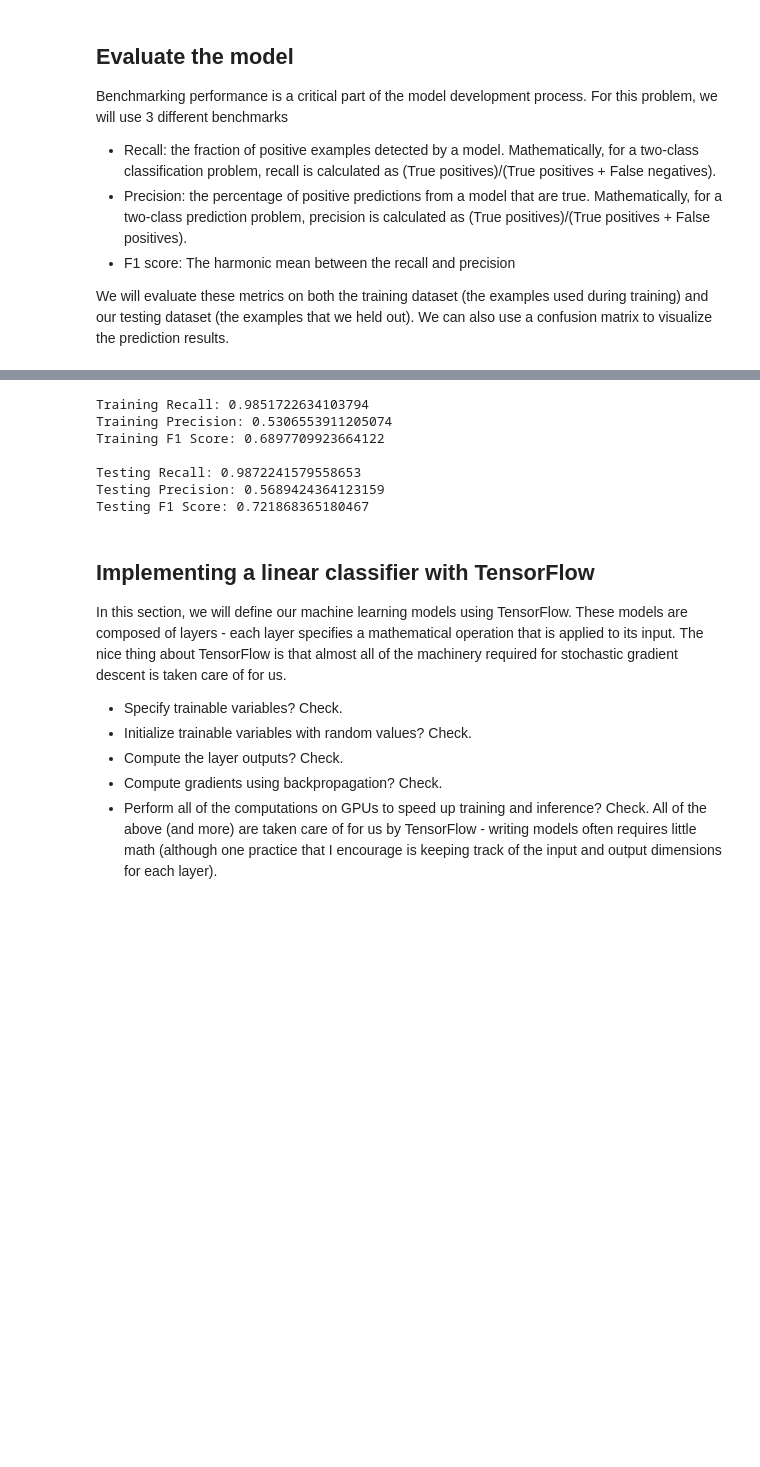
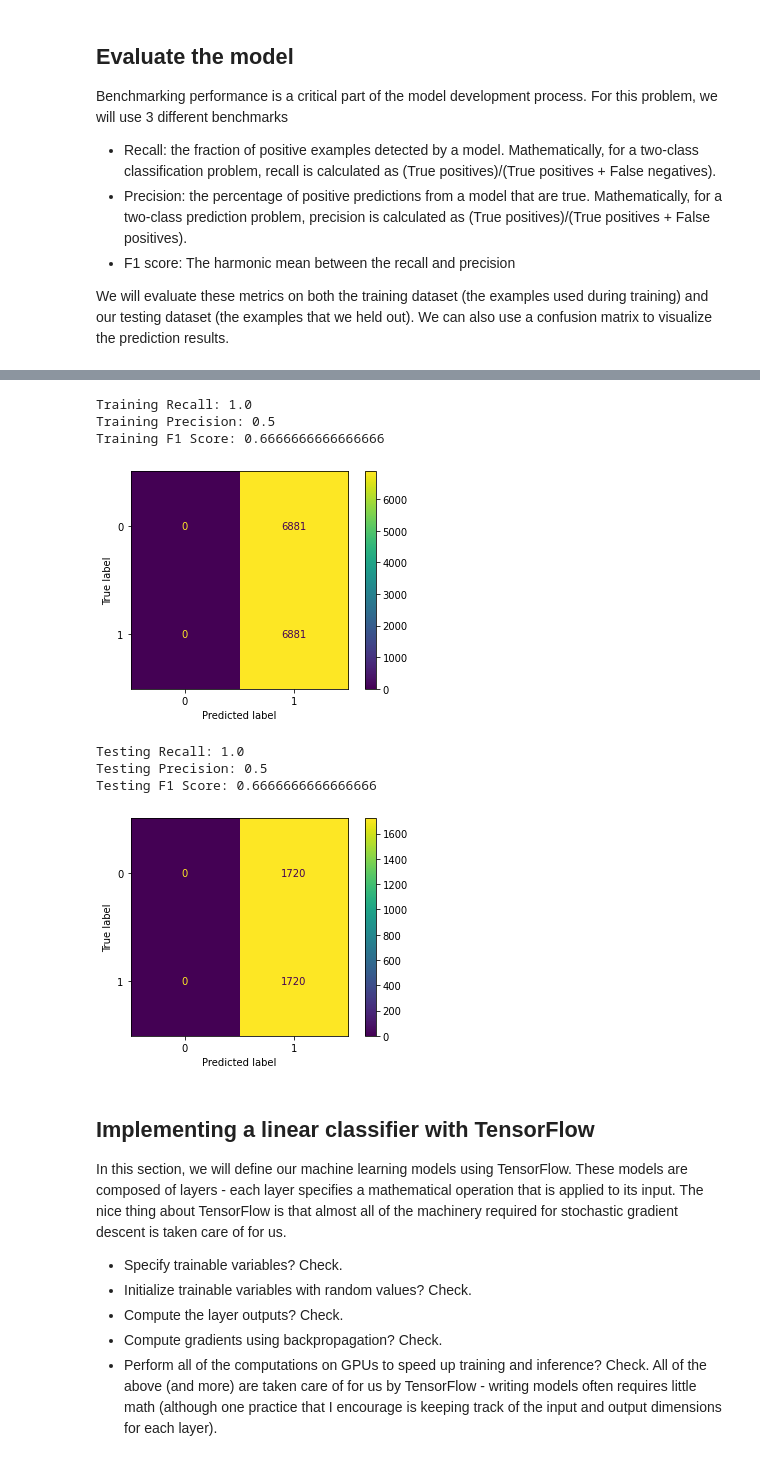
Before and after one commit to dlmbl/intro_ml, a Jupyter notebook: exercise-1.ipynb, the cells around one changed output, grey strips where cells are left out. Saved outputs shown, nothing was run; the diff lists cells and outputs as text; code cells hidden in the pictures; blank space fills up the shorter version.

```diff
--- a/exercise-1.ipynb
+++ b/exercise-1.ipynb
@@ -196,0 +197,4 @@ print(X.shape, y.shape)
+# %%
+X, y = extract_classes(X_data, y_data, [3, 5])
+
+print(X.shape, y.shape)
@@ -233,21 +230,0 @@ x_arr_1.shape
-# %%
-balanced = {}
-for split, data in unbalanced.items():
-    # Split the classes into two separate arrays
-    x_arr_0 = data['X'][data['y'] == 0]
-    y_arr_0 = data['y'][data['y'] == 0]
-    x_arr_1 = data['X'][data['y'] == 1]
-    y_arr_1 = data['y'][data['y'] == 1]
-
-    # Upsample class 0 arr to match size of class 1 arr
-    x_arr_0, y_arr_0 = sklearn.utils.resample(x_arr_0, y_arr_0, n_samples=x_arr_1.shape[0])
-
-    # Concatenate the arrays from different classes back together
-    xx = np.concatenate([x_arr_0, x_arr_1], axis=0)
-    yy = np.concatenate([y_arr_0, y_arr_1], axis=0)
-
-    # Shuffle the arrays to randomize the sample order
-    xx, yy = sklearn.utils.shuffle(xx, yy)
-
-    # Save into the new dictionary
-    balanced[split] = {'X': xx, 'y': yy}
@@ -486,37 +499,50 @@ for i, j in enumerate(np.random.randint(balanced['test']['X'].shape[0], size=(8,
 # %%
 # Generate predictions and metrics for training data
 y_pred = lc.predict(balanced['train']['X'])
 y_pred = np.argmax(y_pred, axis=-1)
 
 # Compute metrics
 recall = sklearn.metrics.recall_score(balanced['train']['y'], y_pred)
 precision = sklearn.metrics.precision_score(balanced['train']['y'], y_pred)
 f1 = sklearn.metrics.f1_score(balanced['train']['y'], y_pred)
 
 print('Training Recall: {}'.format(recall))
 print('Training Precision: {}'.format(precision))
 print('Training F1 Score: {}'.format(f1),'\n')
 
+# Visualize a confusion matrix
+cm = sklearn.metrics.confusion_matrix(balanced['train']['y'], y_pred)
+disp = sklearn.metrics.ConfusionMatrixDisplay(cm)
+disp.plot()
+plt.show()
+
 # Generate predictions and metrics for test data
 y_pred = lc.predict(balanced['test']['X'])
 y_pred = np.argmax(y_pred, axis=-1)
 
 # Compute metrics
 recall = sklearn.metrics.recall_score(balanced['test']['y'], y_pred)
 precision = sklearn.metrics.precision_score(balanced['test']['y'], y_pred)
 f1 = sklearn.metrics.f1_score(balanced['test']['y'], y_pred)
 
 print('Testing Recall: {}'.format(recall))
 print('Testing Precision: {}'.format(precision))
 print('Testing F1 Score: {}'.format(f1))
+
+# Visualize a confusion matrix
+cm = sklearn.metrics.confusion_matrix(balanced['test']['y'], y_pred)
+disp = sklearn.metrics.ConfusionMatrixDisplay(cm)
+disp.plot()
+plt.show()
 # %% [output]
-Training Recall: 0.9851722634103794
-Training Precision: 0.5306553911205074
-Training F1 Score: 0.6897709923664122
-
-Testing Recall: 0.9872241579558653
-Testing Precision: 0.5689424364123159
-Testing F1 Score: 0.721868365180467
+Training Recall: 1.0
+Training Precision: 0.5
+Training F1 Score: 0.6666666666666666
+[figure, added]
+Testing Recall: 1.0
+Testing Precision: 0.5
+Testing F1 Score: 0.6666666666666666
+[figure, added]
 # %% [markdown]
 ## Implementing a linear classifier with TensorFlow
 In this section, we will define our machine learning models using TensorFlow. These models are composed of layers - each layer specifies a mathematical operation that is applied to its input. The nice thing about TensorFlow is that almost all of the machinery required for stochastic gradient descent is taken care of for us.
```
Also changed, not shown: parts of 19 cells of this notebook.
